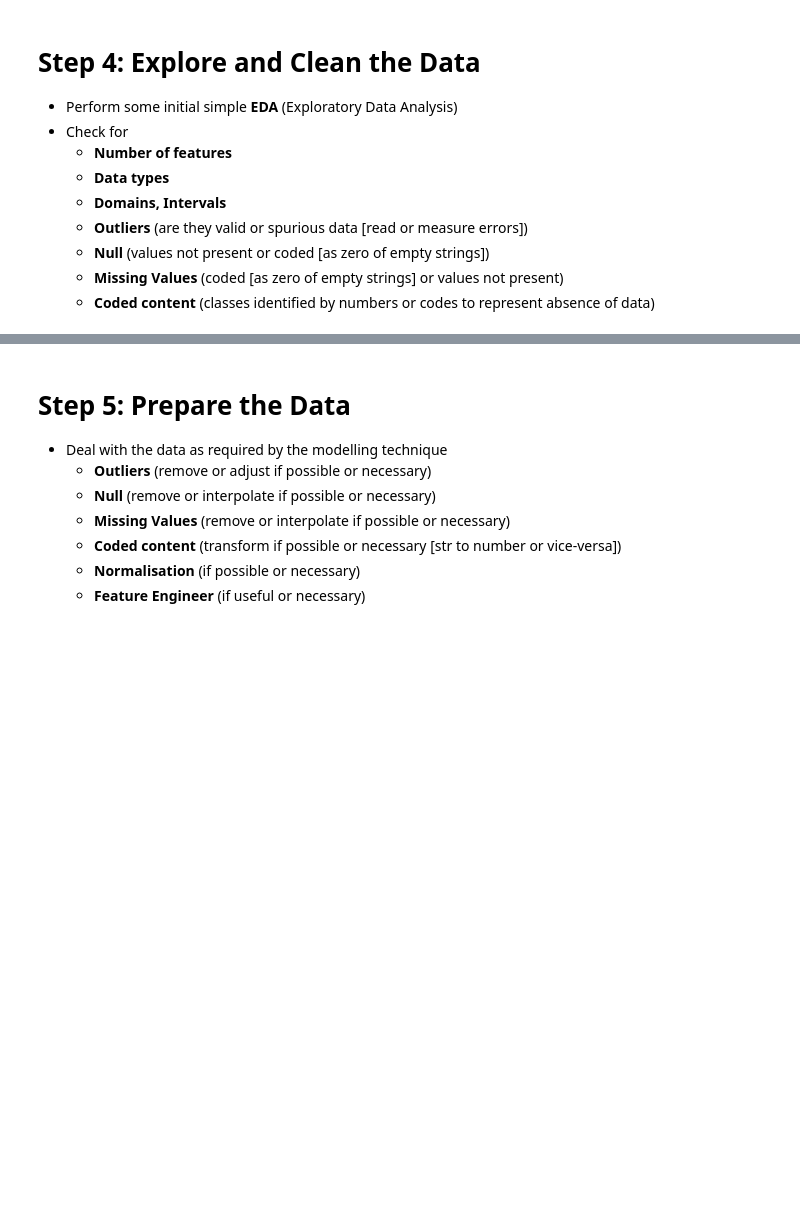
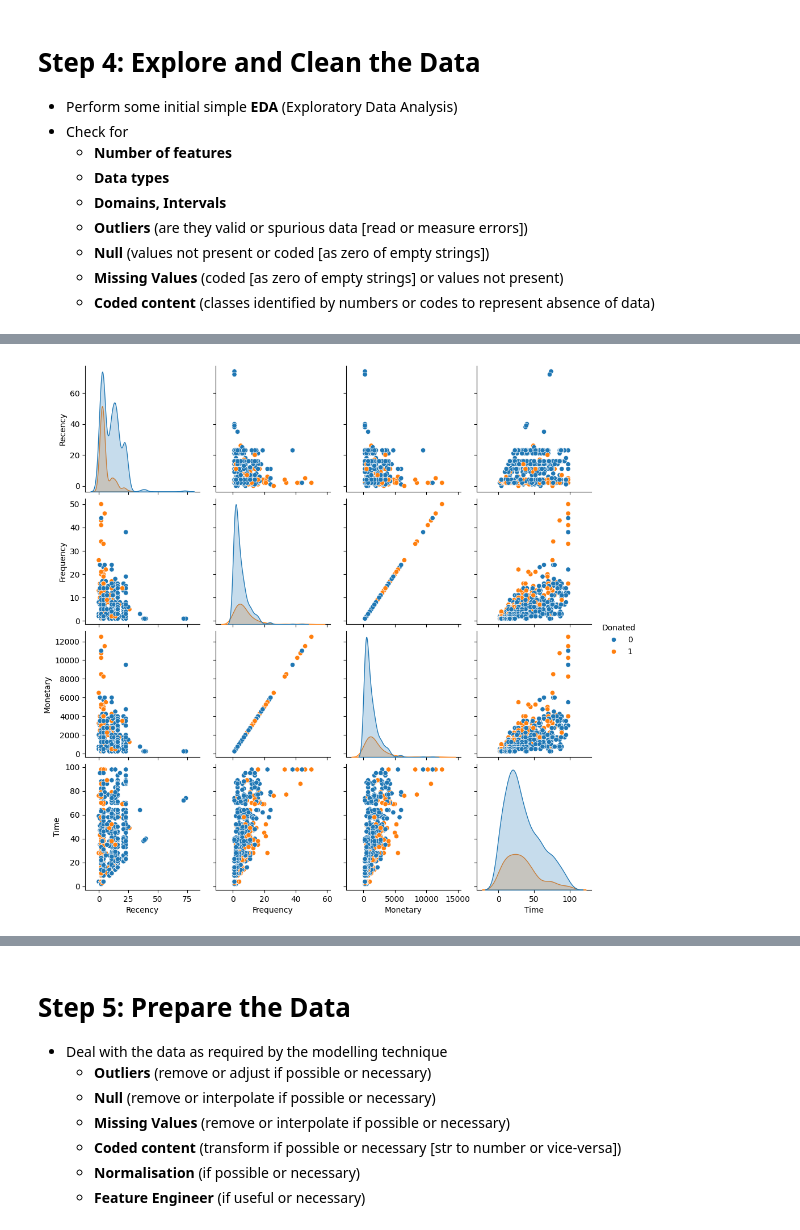
Before and after one commit to Posheffy/IODSN, a Jupyter notebook: IOD_Lab-7_1_1 - Decision Trees.ipynb, the cells around one changed output, grey strips where cells are left out. Drawn from its saved outputs; the diff is of its cells as text; code cells hidden in the pictures; blank space fills up the shorter version.

```diff
--- a/IOD_Lab-7_1_1 - Decision Trees.ipynb
+++ b/IOD_Lab-7_1_1 - Decision Trees.ipynb
@@ -69,0 +214,5 @@ The [**UCI Machine Learning Repository**](https://archive.ics.uci.edu/ml/dataset
+# %%
+# Domains, Intervals - Pairplot to determine data distribution
+sns.pairplot(df, hue='Donated');
+# %% [output]
+[figure, added]
```
Also changed, not shown: parts of 29 cells of this notebook, 1 other file.
